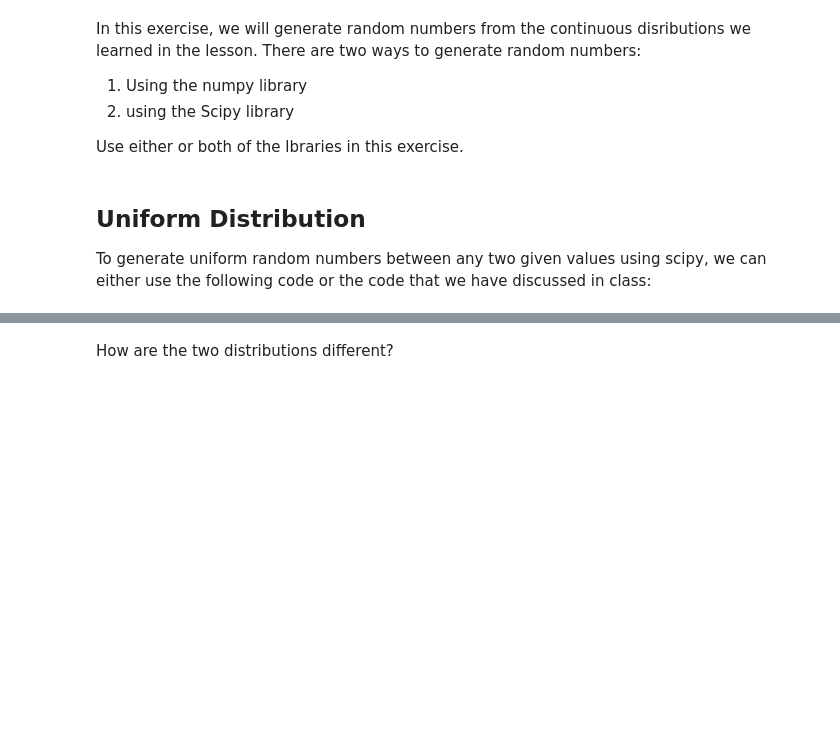
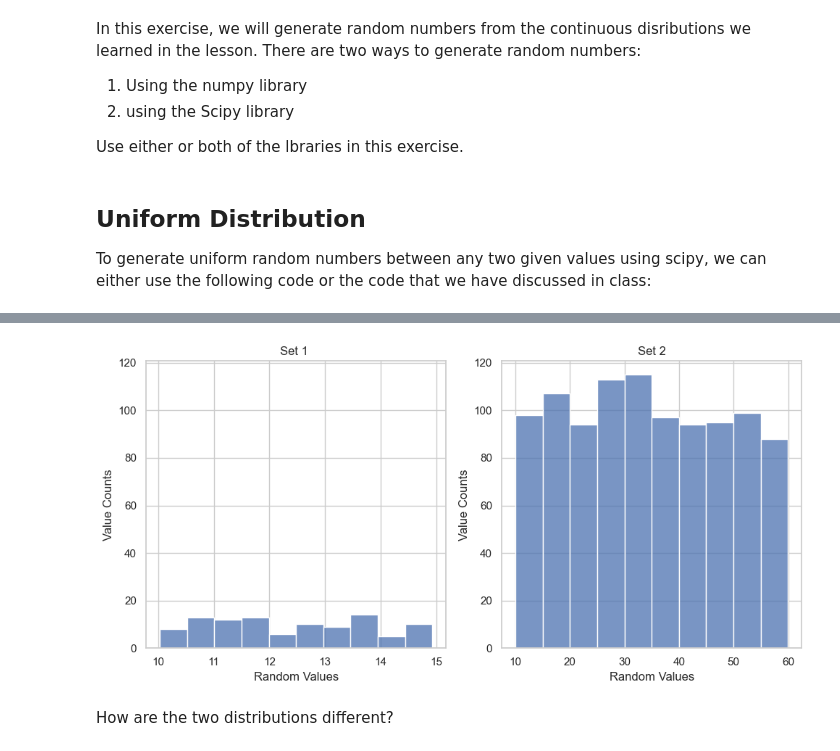
Before and after one commit to Ironhack-data-bcn-january-2023/lab-continuous-probability-distributions, a Jupyter notebook: your-code/main.ipynb, the cells around one changed output, grey strips where cells are left out. Saved outputs shown, nothing was run; the diff lists cells and outputs as text; code cells hidden in the pictures; blank space fills up the shorter version.

```diff
--- a/your-code/main.ipynb
+++ b/your-code/main.ipynb
@@ -50,3 +67,42 @@ Your output should look like below:
+# %%
+# your code here
+
+def uni_dist(bottom, ceiling, count):
+    x = uniform.rvs(size=count)
+    a = bottom
+    b = ceiling
+    randos = a + (b-a)*x
+    return randos
+# %%
+set1= uni_dist(10, 15, 100)
+set2= uni_dist(10, 60, 1000)
+# %%
+fig, (ax1, ax2) = plt.subplots(ncols=2, figsize=(10,5))
+
+sns.histplot(set1, bins=10, ax=ax1)
+sns.histplot(set2, bins=10, ax=ax2)
+
+# Set the y-axis limits to be the same for both subplots
+y_max = max(ax1.get_ylim()[1], ax2.get_ylim()[1])
+ax1.set_ylim(0, y_max)
+ax2.set_ylim(0, y_max)
+
+# Add labels and title to each subplot
+ax1.set_xlabel("Random Values")
+ax1.set_ylabel("Value Counts")
+ax1.set_title("Set 1 ")
+
+ax2.set_xlabel("Random Values")
+ax2.set_ylabel("Value Counts")
+ax2.set_title("Set 2")
+
+# Adjust the spacing between the subplots
+fig.tight_layout()
+
+# Display the plot
+plt.show()
+# %% [output]
+[figure, added]
 # %% [markdown]
 How are the two distributions different?
 # %% [markdown]
```
Also changed, not shown: parts of 12 cells of this notebook.
